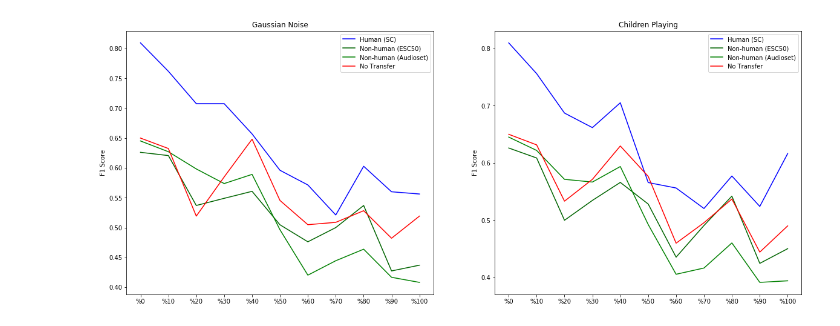
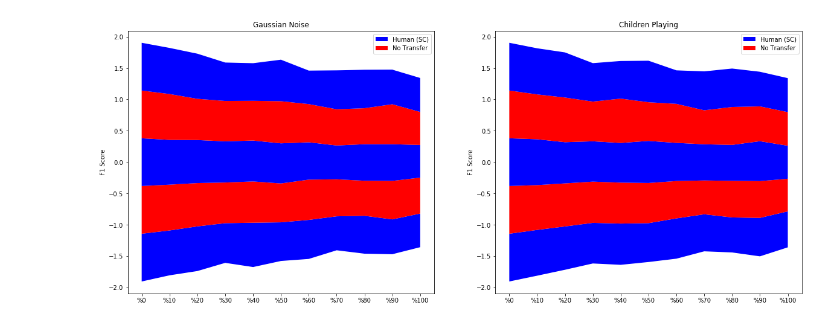
Before and after one commit to onucharles/transfer-learning-adult-to-infant-speech, a Jupyter notebook: experiments/notebooks/Chillanto plots.ipynb, the cells around one changed output. Saved outputs shown, nothing was run; the diff lists cells and outputs as text; code cells hidden in the pictures.

Commit message:
new plots

```diff
--- a/experiments/notebooks/Chillanto plots.ipynb
+++ b/experiments/notebooks/Chillanto plots.ipynb
@@ -99,0 +104,23 @@ for exp in experiments:
+# %%
+lines = [
+    ('human-sc', 'blue', 'Speech Commands Transfer'),
+    ('no-transfer', 'red', 'No Transfer'),
+]
+
+fig, axs = plt.subplots(figsize=(20,8), ncols=2, sharex=True)
+axs[0].set_ylabel("F1 Score")
+axs[1].set_ylabel("F1 Score")
+plt.xticks(np.arange(11), [f'%{(v) * 10}' for v in range(11)])
+for idx, key in enumerate(results.keys()):
+    for (line, color, label) in lines:
+        xs = np.arange(11)
+        ys = results_w_errors[key][line][0]
+        errors = results_w_errors[key][line][1]
+        axs[idx].errorbar(xs, ys, yerr=errors, fmt='-', color=color, label=label, ecolor=color, elinewidth=1.3, capsize=6)
+
+
+axs[0].set_title("Gaussian Noise")
+axs[1].set_title("Children Playing")
+axs[0].legend()
+axs[1].legend()
+plt.show()
@@ -100,29 +129,24 @@ for exp in experiments:
 # %%
 lines = [
     ('human-sc', 'blue', 'Human (SC)'),
-    ('nohuman-esc50', 'darkgreen', 'Non-human (ESC50)'),
-    ('nohuman-audioset', 'green', 'Non-human (Audioset)'),
     ('no-transfer', 'red', 'No Transfer'),
 ]
 
 fig, axs = plt.subplots(figsize=(20,8), ncols=2, sharex=True)
 axs[0].set_ylabel("F1 Score")
 axs[1].set_ylabel("F1 Score")
 plt.xticks(np.arange(11), [f'%{(v) * 10}' for v in range(11)])
 for idx, key in enumerate(results.keys()):
-#    ys = [ results[key][line] for line, color, label in lines]
-#    colors = [ color for _x, color, _ in lines]
-#    lbls = [ lbl for _x, color, lbl in lines]
-#    print(l)
-#    axs[idx].stackplot(range(11), ys,baseline='wiggle', colors=colors, labels=lbls)
-    for (line, color, label) in lines:
-        axs[idx].plot(np.arange(11), results[key][line], color=color, label=label)
+    ys = [ results[key][line] for line, color, label in lines]
+    colors = [ color for _x, color, _ in lines]
+    lbls = [ lbl for _x, color, lbl in lines]
+    axs[idx].stackplot(range(11), ys[0],baseline='wiggle', colors=colors, labels=lbls)
 
 
 axs[0].set_title("Gaussian Noise")
 axs[1].set_title("Children Playing")
 axs[0].legend()
 axs[1].legend()
 plt.show()
 # %% [output]
-[figure, old version]
+[figure, new version]
```
Also changed, not shown: parts of 7 cells of this notebook.
